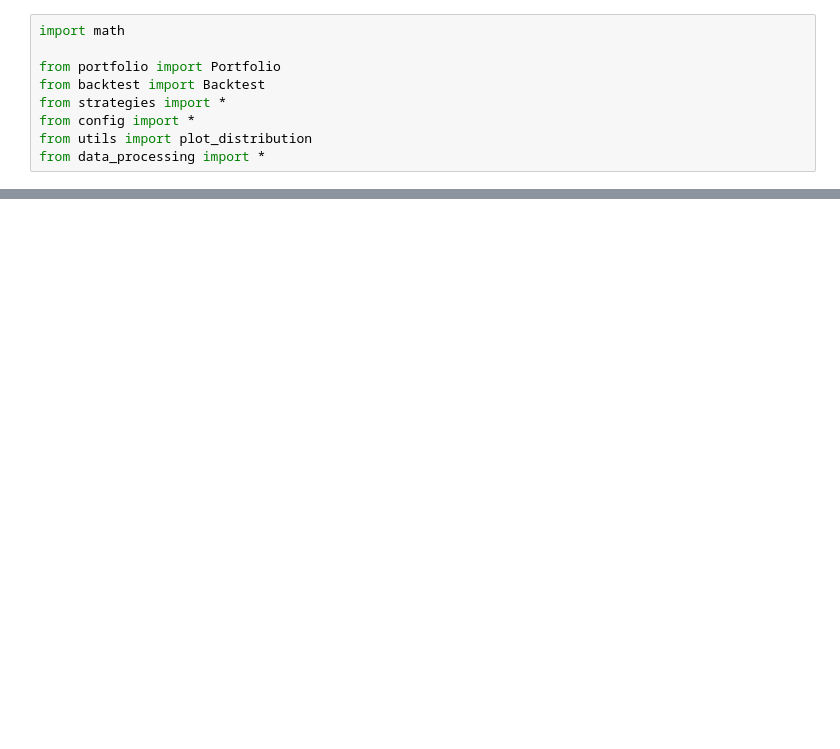
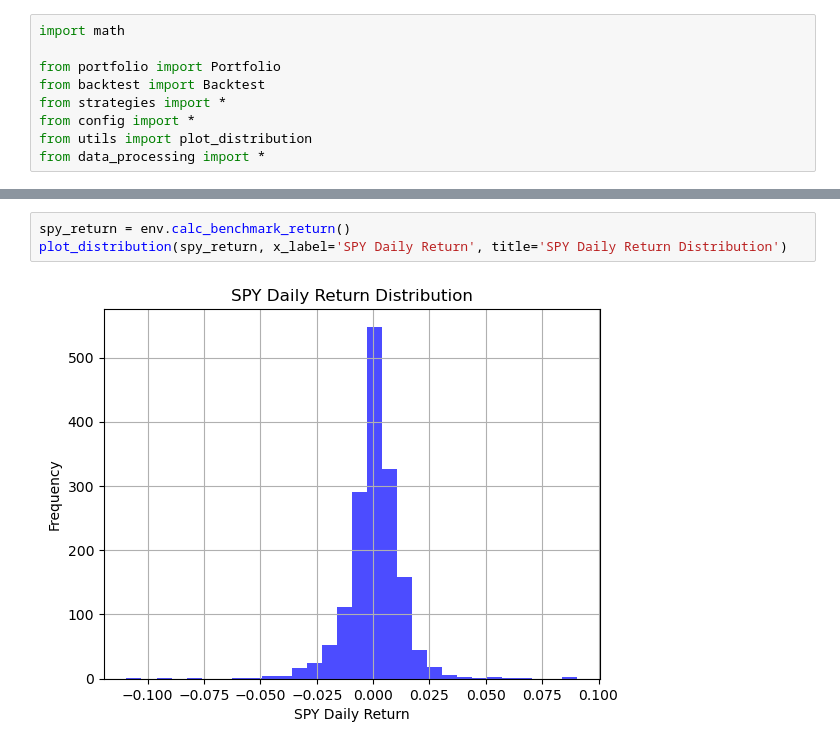
Before and after one commit to wyx-vincent/backtest, a Jupyter notebook: main.ipynb, the cells around one changed output, grey strips where cells are left out. Saved outputs shown, nothing was run; the diff lists cells and outputs as text; blank space fills up the shorter version.

```diff
--- a/main.ipynb
+++ b/main.ipynb
@@ -83,0 +62,5 @@ env.save_main_df_to_csv(filename='backtest_main_df.csv')
+# %%
+spy_return = env.calc_benchmark_return()
+plot_distribution(spy_return, x_label='SPY Daily Return', title='SPY Daily Return Distribution')
+# %% [output]
+[figure, added]
```
Also changed, not shown: parts of 14 cells of this notebook, 9 other files.
